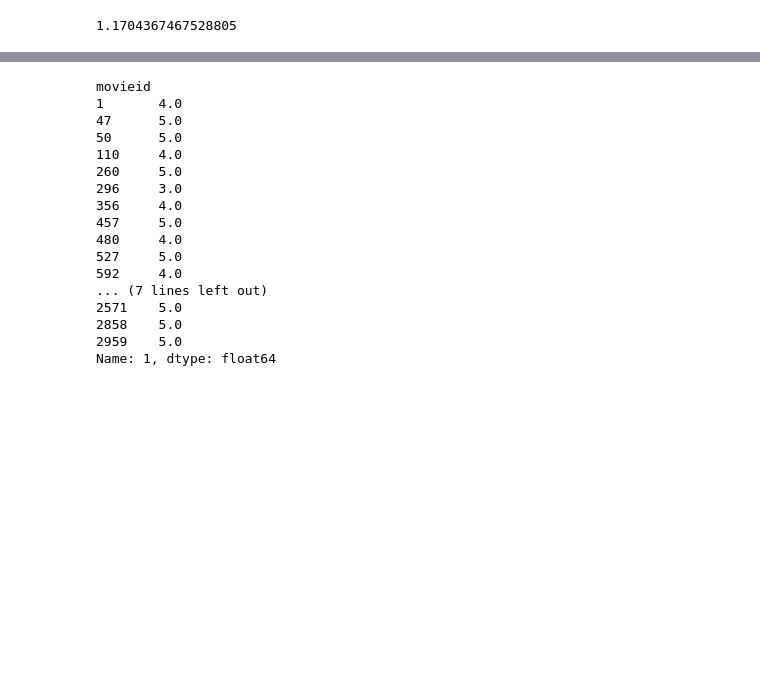
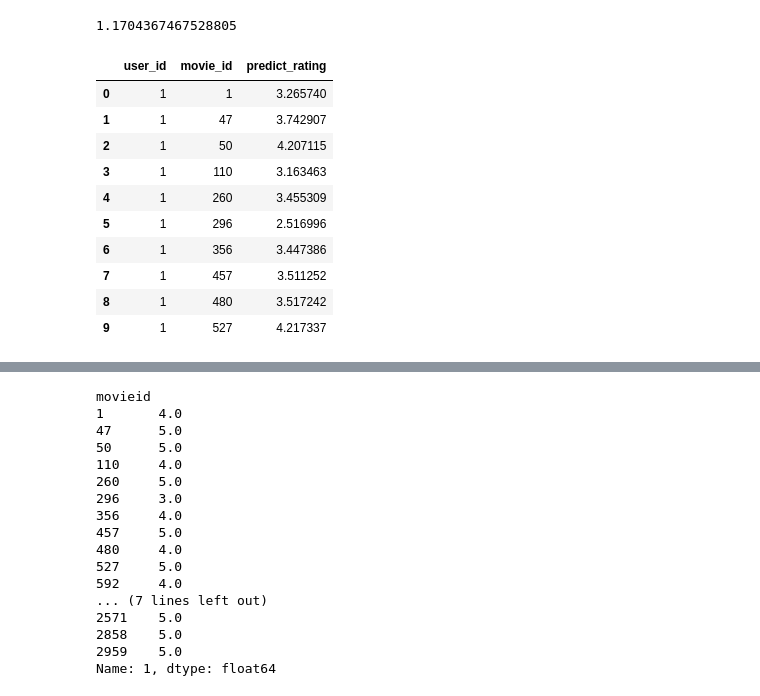
Before and after one commit to xiaolancara/Recommender-System, a Jupyter notebook: movie_recommender-system/Movie Algorithm- Item_based.ipynb, the cells around one changed output, grey strips where cells are left out. Drawn from its saved outputs; the diff is of its cells as text; code cells hidden in the pictures; blank space fills up the shorter version.

```diff
--- a/movie_recommender-system/Movie Algorithm- Item_based.ipynb
+++ b/movie_recommender-system/Movie Algorithm- Item_based.ipynb
@@ -136,5 +140,19 @@ rms
 # %% [output]
 1.1704367467528805
+# %%
+ evaluate().head(10)
+# %% [output]
+|  | user_id | movie_id | predict_rating |
+| 0 | 1 | 1 | 3.265740 |
+| 1 | 1 | 47 | 3.742907 |
+| 2 | 1 | 50 | 4.207115 |
+| 3 | 1 | 110 | 3.163463 |
+| 4 | 1 | 260 | 3.455309 |
+| 5 | 1 | 296 | 2.516996 |
+| 6 | 1 | 356 | 3.447386 |
+| 7 | 1 | 457 | 3.511252 |
+| 8 | 1 | 480 | 3.517242 |
+| 9 | 1 | 527 | 4.217337 |
 # %%
 def recommend_movie(user_id, hm):
     myRatings = userRatings.loc[user_id].dropna()
```
Also changed, not shown: parts of 15 cells of this notebook, 1 other file.
